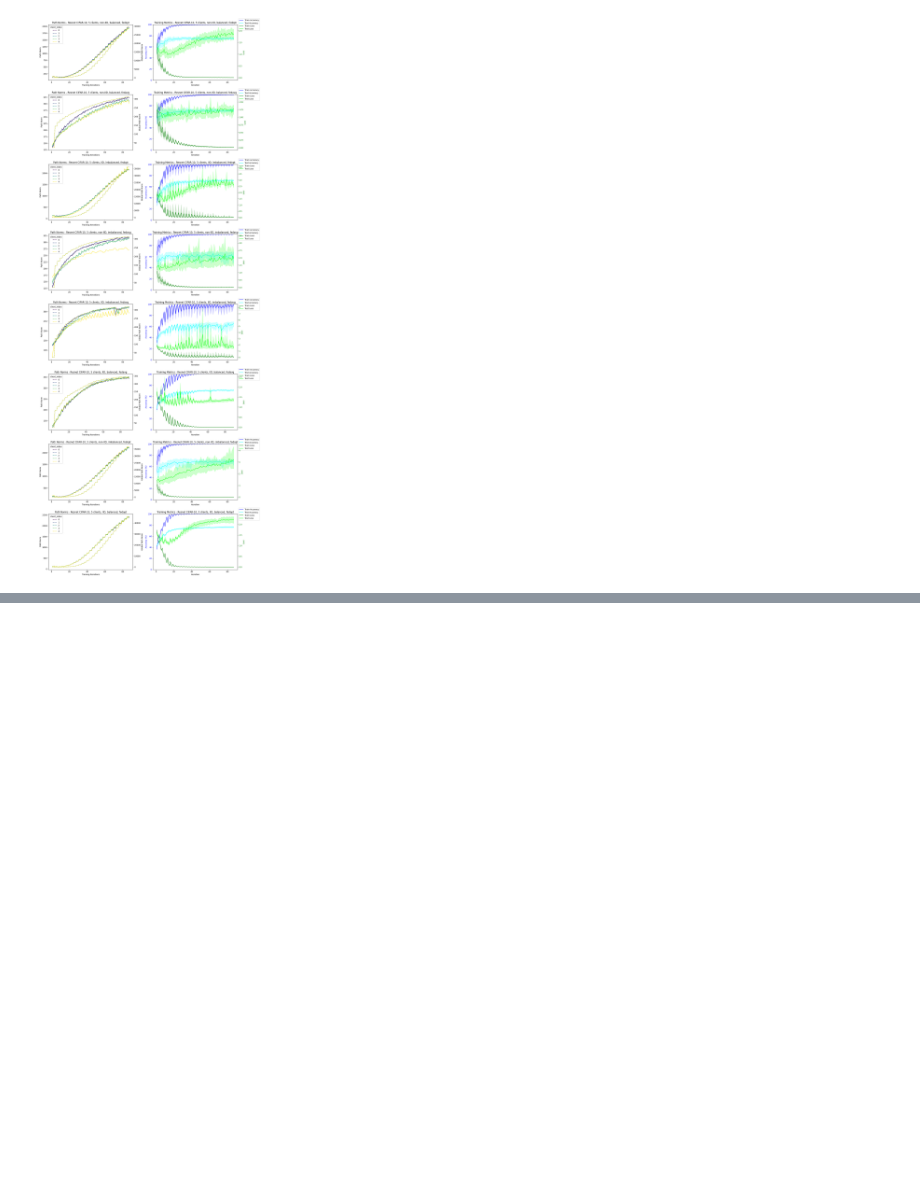
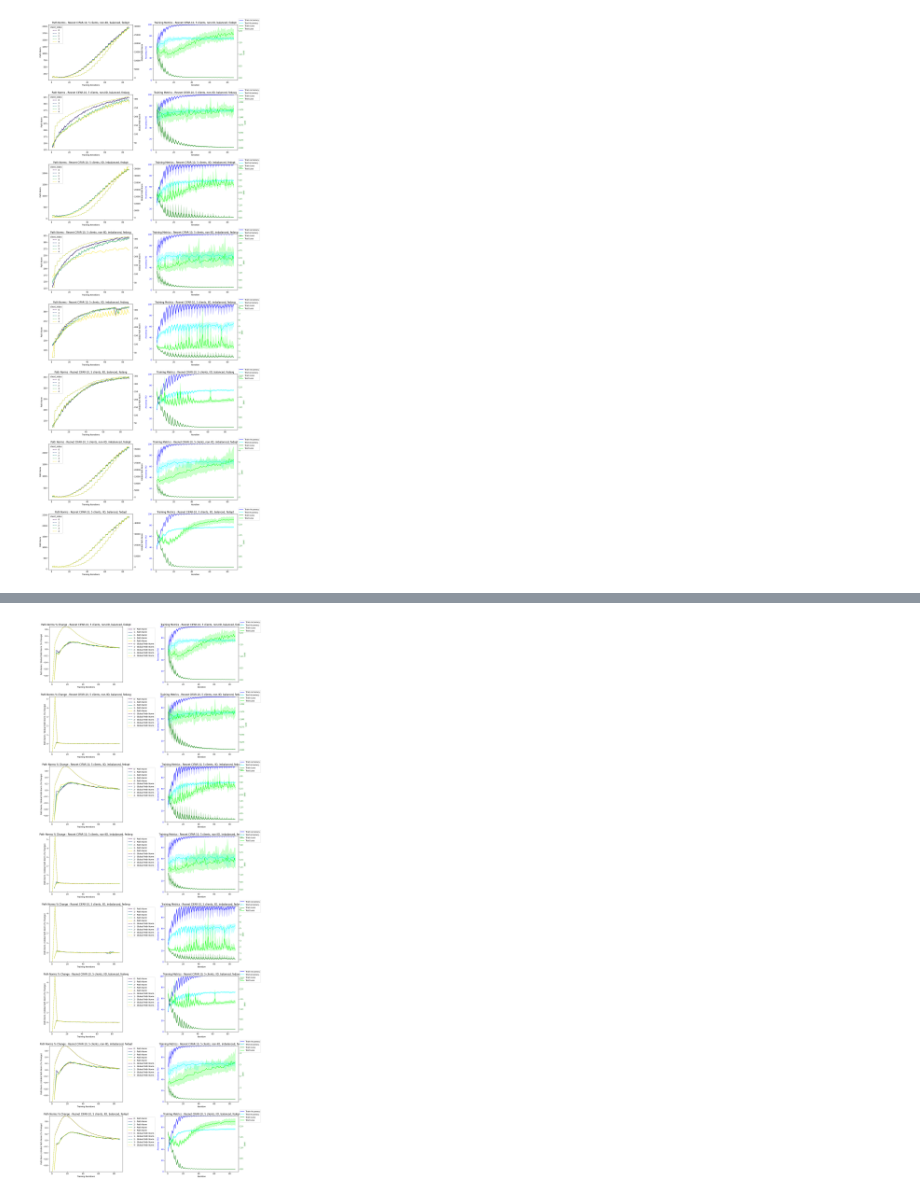
Before and after one commit to vaughankraska/fedland, a Jupyter notebook: scripts/analyze_resnet_cifar_5c.ipynb, the cells around one changed output, grey strips where cells are left out. Drawn from its saved outputs; the diff is of its cells as text; code cells hidden in the pictures; blank space fills up the shorter version.

```diff
--- a/scripts/analyze_resnet_cifar_5c.ipynb
+++ b/scripts/analyze_resnet_cifar_5c.ipynb
@@ -64,3 +73,101 @@ plt.show()
 plot_results_overview(df, "../results")
 # %% [output]
 [figure]
+# %%
+def plot_results_pct(df, results_path: str = "../results", errorbars: Optional = ("ci", 90)):
+    """
+    Create consistent visualization of federated learning experiments.
+
+    Default 90% CI bands around training stats
+    """
+    experiment_ids = df["experiment_id"].unique()
+    n_experiments = len(experiment_ids)
+    fig, axs = plt.subplots(n_experiments, 2, figsize=(16, 5*n_experiments))
+
+    for i, experiment_id in enumerate(experiment_ids):
+        exp_data = df[df["experiment_id"] == experiment_id]
+        exp_data_pre_aggregate = exp_data[exp_data["epoch"] == max(exp_data["epoch"])]
+        exp_data_pre_aggregate["pct_path_norm"] = exp_data_pre_aggregate["path_norm"].pct_change()
+        exp_data_global = exp_data[exp_data["epoch"] == 0]
+        exp_data_global["pct_global"] = exp_data_global["global_path_norm"].pct_change()
+        exp_description = get_experiment_description(experiment_id, results_path)
+
+        # First subplot: Path Norms
+        ax1 = axs[i, 0]
+
+        # Combine path norms to get a consistent y-axis scale
+        path_norm_min = min(exp_data_pre_aggregate["pct_path_norm"].min(), exp_data_global["pct_global"].min())
+        path_norm_max = max(exp_data_pre_aggregate["pct_path_norm"].max(), exp_data_global["pct_global"].max())
+
+        # Path Norm plot
+        sns.lineplot(data=exp_data_pre_aggregate.dropna(), x="iteration", y="pct_path_norm",
+                     hue="client_index", ax=ax1, palette="viridis")
+
+        # Global Path Norm plot on the same axis
+        sns.lineplot(data=exp_data_global.dropna(), x="iteration", y="pct_global",
+                     hue="client_index", ax=ax1, palette="viridis",
+                     linestyle="--")
+
+        # Set y-axis limits and labels
+        ax1.set_ylim(path_norm_min, path_norm_max)
+        ax1.set_title(f"Path Norms % Change - {exp_description}")
+        ax1.set_xlabel("Training Iterations")
+        ax1.set_ylabel("Path Norm / Global Path Norm (% Change)")
+
+        # Modify legend to distinguish path norm and global path norm
+        handles, labels = ax1.get_legend_handles_labels()
+        # Split handles and labels into two groups
+        half = len(handles) // 2
+        first_group_handles = handles[:half]
+        first_group_labels = labels[:half]
+        second_group_handles = handles[half:]
+        second_group_labels = labels[half:]
+
+        # Modify labels to indicate path norm vs global path norm
+        first_group_labels = [f"{label} - Path Norm" for label in first_group_labels]
+        second_group_labels = [f"{label} - Global Path Norm" for label in second_group_labels]
+
+        # Combine and create legend
+        combined_handles = first_group_handles + second_group_handles
+        combined_labels = first_group_labels + second_group_labels
+        ax1.legend(combined_handles, combined_labels, bbox_to_anchor=(1.05, 1), loc='upper left')
+
+        # Second subplot: Accuracies and Losses
+        ax2 = axs[i, 1]
+        ax2_loss = ax2.twinx()
+
+        # Accuracy lines
+        sns.lineplot(data=exp_data, x="iteration", y="train_accuracy",
+                     ax=ax2, color="blue", label="Train Accuracy",
+                     errorbar=errorbars)
+        sns.lineplot(data=exp_data, x="iteration", y="test_accuracy",
+                     ax=ax2, color="cyan", label="Test Accuracy",
+                     errorbar=errorbars)
+
+        # Loss lines
+        sns.lineplot(data=exp_data, x="iteration", y="train_loss",
+                     ax=ax2_loss, color="green", label="Train Loss",
+                     errorbar=errorbars)
+        sns.lineplot(data=exp_data, x="iteration", y="test_loss",
+                     ax=ax2_loss, color="lime", label="Test Loss",
+                     errorbar=errorbars)
+
+        # Set y-axis limits
+        ax2.set_ylim(0, 100)
+        ax2.set_ylabel("Accuracy (%)", color="blue")
+        ax2_loss.set_ylabel("Loss", color="green")
+        ax2.tick_params(axis="y", labelcolor="blue")
+        ax2_loss.tick_params(axis="y", labelcolor="green")
+
+        ax2.set_title(f"Training Metrics - {exp_description}")
+        lines1, labels1 = ax2.get_legend_handles_labels()
+        lines2, labels2 = ax2_loss.get_legend_handles_labels()
+        all_lines = lines1 + lines2
+        all_labels = labels1 + labels2
+        ax2.legend(all_lines, all_labels, loc="center left", bbox_to_anchor=(1, 1))
+        ax2_loss.get_legend().remove()
+
+    plt.tight_layout()
+    plt.show()
+plot_results_pct(df)
+# %% [output]
@@ -66,0 +191 @@ plot_results_overview(df, "../results")
+[figure, added]
```
Also changed, not shown: parts of 4 cells of this notebook, 1 other file.
